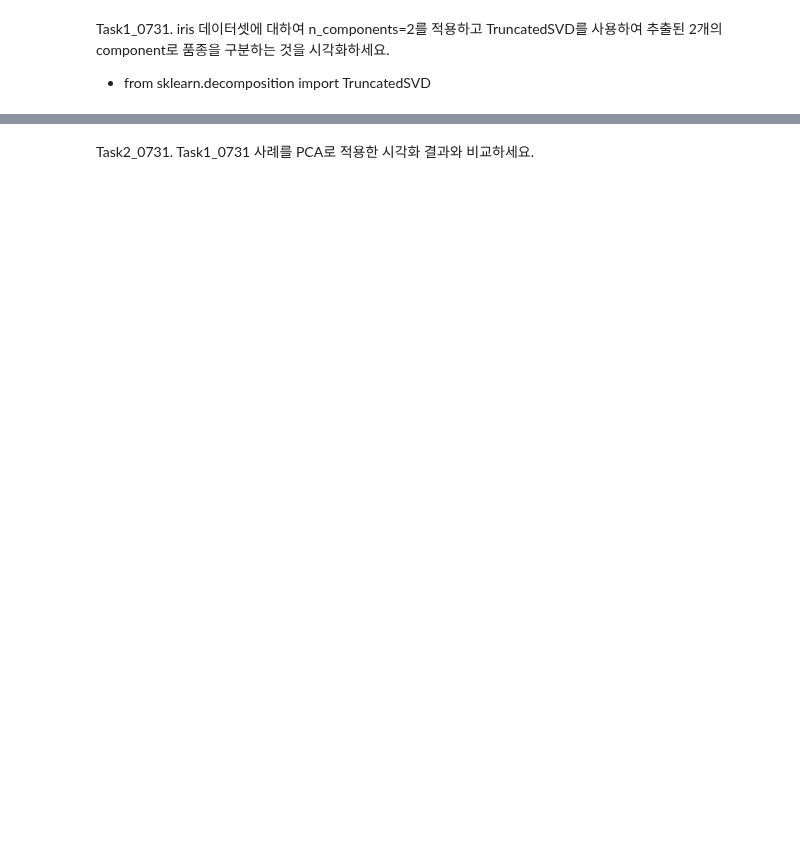
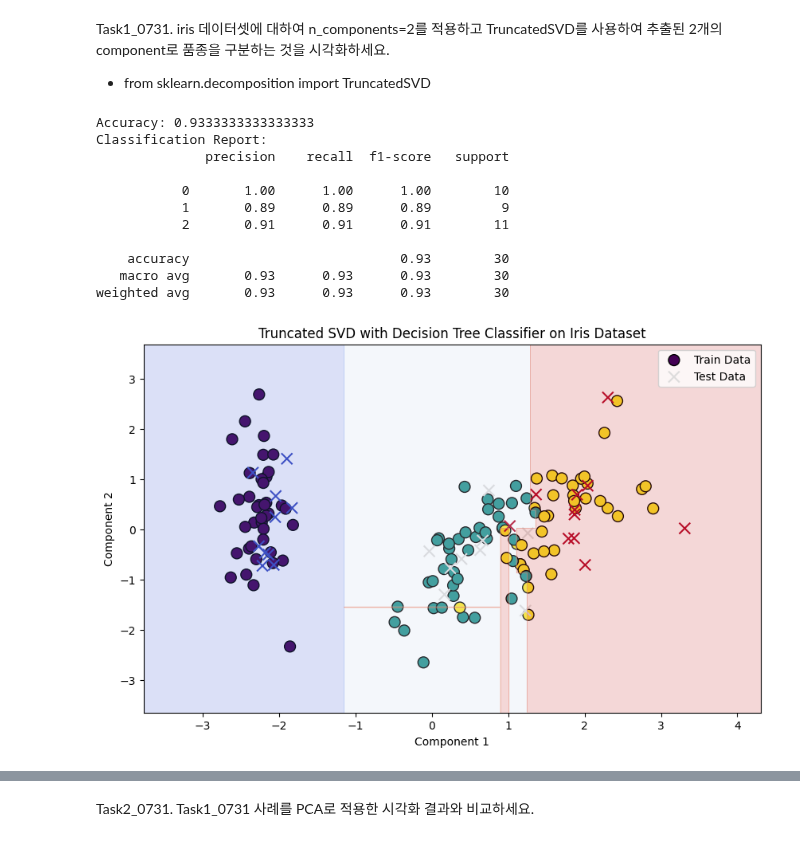
Before and after one commit to H-wooks/KITA_2024, a Jupyter notebook: M5_MachineLearning/08_ML_차원축소_SVD&NMF.ipynb, the cells around one changed output, grey strips where cells are left out. Drawn from its saved outputs; the diff is of its cells as text; code cells hidden in the pictures; blank space fills up the shorter version.

```diff
--- a/M5_MachineLearning/08_ML_차원축소_SVD&NMF.ipynb
+++ b/M5_MachineLearning/08_ML_차원축소_SVD&NMF.ipynb
@@ -231,3 +249,75 @@ print('\n\nExplained Variance (Sklearn):\n', np.round(svd.explained_variance_, 3
 Task1_0731. iris 데이터셋에 대하여 n_components=2를 적용하고 TruncatedSVD를 사용하여 추출된 2개의 component로 품종을 구분하는 것을 시각화하세요.
 
 - from sklearn.decomposition import TruncatedSVD
+# %%
+import matplotlib.pyplot as plt
+import numpy as np
+from sklearn.decomposition import TruncatedSVD
+from sklearn.datasets import load_iris
+from sklearn.tree import DecisionTreeClassifier
+from sklearn.model_selection import train_test_split
+from sklearn.preprocessing import StandardScaler
+from sklearn.metrics import accuracy_score, classification_report
+
+# 데이터 로드
+iris = load_iris()
+X = iris.data
+y = iris.target
+
+# 데이터 표준화
+scaler = StandardScaler()
+X_scaled = scaler.fit_transform(X)
+
+# Truncated SVD로 차원 축소
+svd = TruncatedSVD(n_components=2, random_state=42)
+X_reduced = svd.fit_transform(X_scaled)
+
+# 데이터 분할
+X_train, X_test, y_train, y_test = train_test_split(X_reduced, y, test_size=0.2, random_state=42)
+
+# 결정 트리 분류기 학습
+clf = DecisionTreeClassifier(random_state=42)
+clf.fit(X_train, y_train)
+
+# 예측 및 평가
+y_pred = clf.predict(X_test)
+accuracy = accuracy_score(y_test, y_pred)
+classification_rep = classification_report(y_test, y_pred)
+
+print(f'Accuracy: {accuracy}')
+print('Classification Report:')
+print(classification_rep)
+
+# 시각화
+plt.figure(figsize=(10, 6))
+
+# Train 데이터 시각화
+plt.scatter(X_train[:, 0], X_train[:, 1], c=y_train, cmap='viridis', edgecolor='k', s=100, label='Train Data')
+plt.scatter(X_test[:, 0], X_test[:, 1], c=y_test, cmap='coolwarm', edgecolor='k', s=100, marker='x', label='Test Data')
+
+# 경계 시각화
+x_min, x_max = X_reduced[:, 0].min() - 1, X_reduced[:, 0].max() + 1
+y_min, y_max = X_reduced[:, 1].min() - 1, X_reduced[:, 1].max() + 1
+xx, yy = np.meshgrid(np.arange(x_min, x_max, 0.01), np.arange(y_min, y_max, 0.01))
+Z = clf.predict(np.c_[xx.ravel(), yy.ravel()])
+Z = Z.reshape(xx.shape)
+
+plt.contourf(xx, yy, Z, alpha=0.2, cmap='coolwarm')
+plt.xlabel('Component 1')
+plt.ylabel('Component 2')
+plt.title('Truncated SVD with Decision Tree Classifier on Iris Dataset')
+plt.legend()
+plt.show()
+# %% [output]
+Accuracy: 0.9333333333333333
+Classification Report:
+              precision    recall  f1-score   support
+
+           0       1.00      1.00      1.00        10
+           1       0.89      0.89      0.89         9
+           2       0.91      0.91      0.91        11
+
+    accuracy                           0.93        30
+   macro avg       0.93      0.93      0.93        30
+weighted avg       0.93      0.93      0.93        30
+[figure, added]
```
Also changed, not shown: parts of 13 cells of this notebook, 12 other files.
